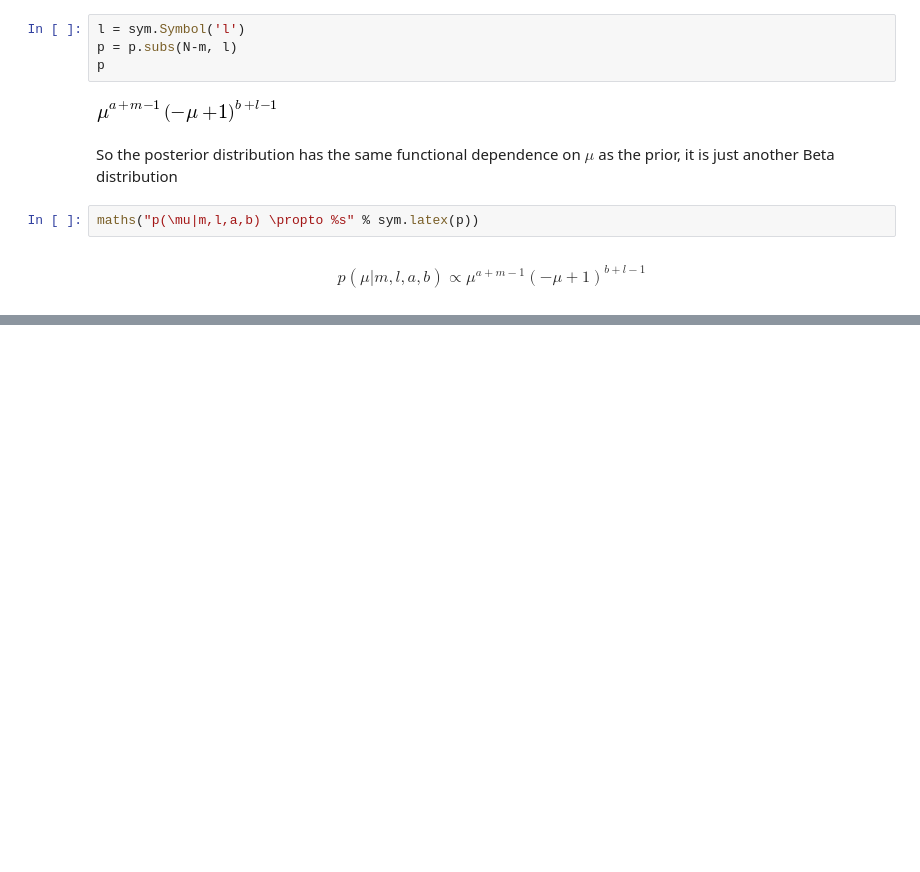
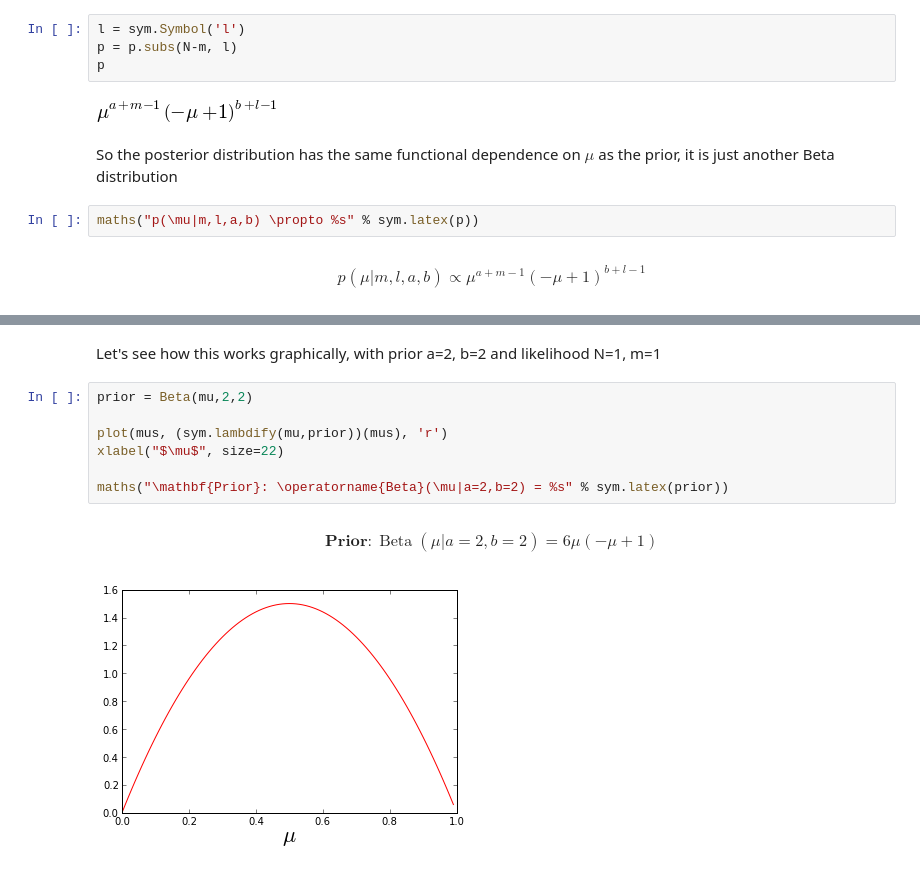
Before and after one commit to jamt9000/prml, a Jupyter notebook: 2.1.1-beta-distribution.ipynb, the cells around one changed output, grey strips where cells are left out. Cells and saved outputs as stored; diff of their text form; blank space fills up the shorter version.

Commit message:
Arriving at the Beta posterior graphically

```diff
--- a/2.1.1-beta-distribution.ipynb
+++ b/2.1.1-beta-distribution.ipynb
@@ -85,3 +85,15 @@ Beta(mu,a+m,b+l)
 # %% [output]
 $$p(\mu|m,l,a,b) = \operatorname{Beta}(\mu|a+m,b+l) =$$
 [figure]
+# %% [markdown]
+Let's see how this works graphically, with prior a=2, b=2 and likelihood N=1, m=1
+# %%
+prior = Beta(mu,2,2)
+
+plot(mus, (sym.lambdify(mu,prior))(mus), 'r')
+xlabel("$\mu$", size=22)
+
+maths("\mathbf{Prior}: \operatorname{Beta}(\mu|a=2,b=2) = %s" % sym.latex(prior))
+# %% [output]
+$$\mathbf{Prior}: \operatorname{Beta}(\mu|a=2,b=2) = 6 \mu \left(- \mu + 1\right)$$
+[figure, added]
```
Also changed, not shown: parts of 6 cells of this notebook.
